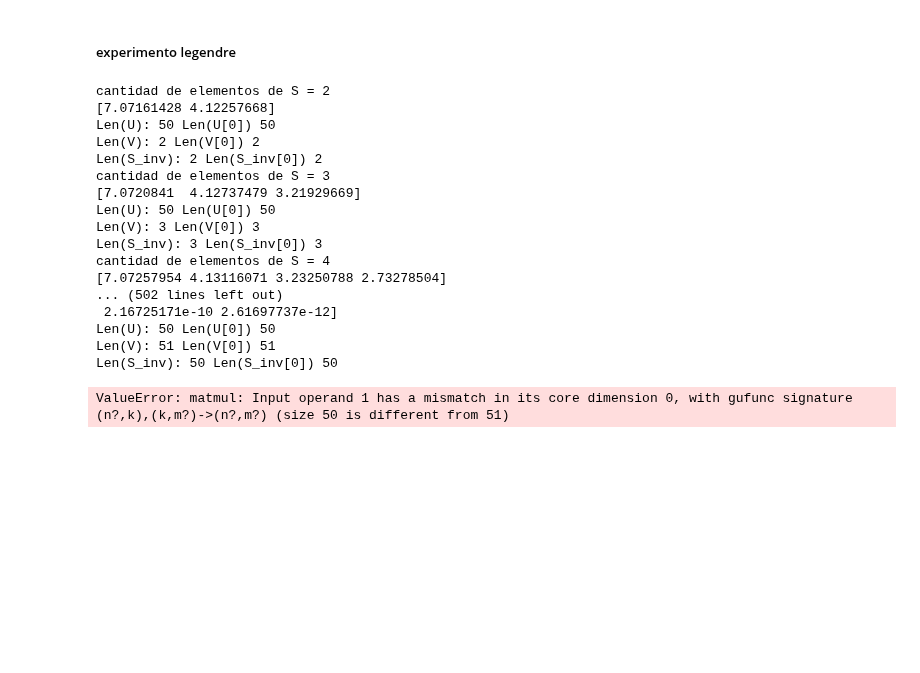
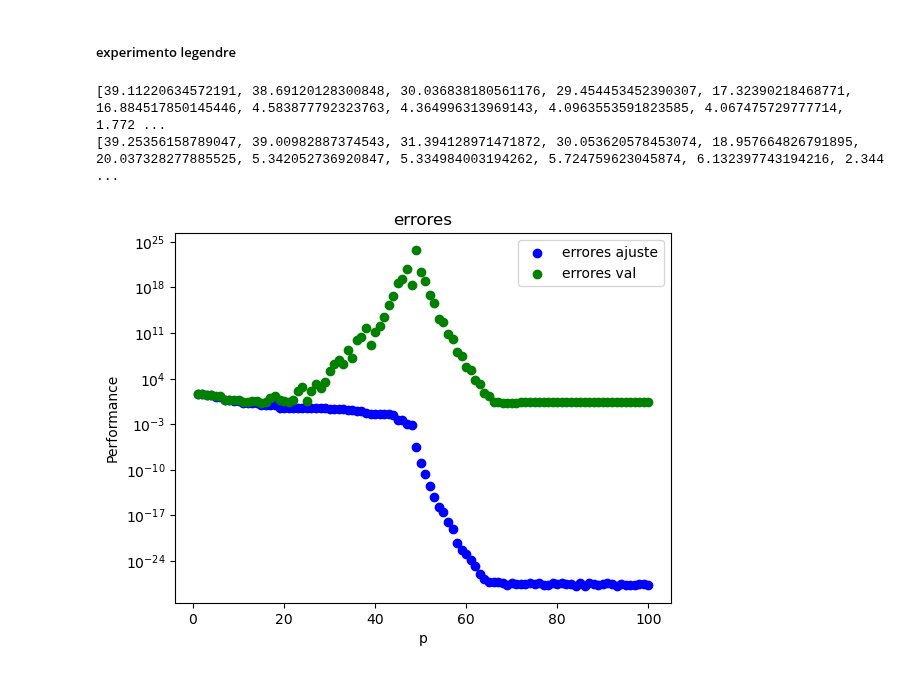
Before and after one commit to agFrenk/Metodos-TP, a Jupyter notebook: TP3/resolucion.ipynb, the cells around one changed output. Drawn from its saved outputs; the diff is of its cells as text; code cells hidden in the pictures; blank space fills up the shorter version.

```diff
--- a/TP3/resolucion.ipynb
+++ b/TP3/resolucion.ipynb
@@ -38,32 +21,26 @@ validacion = np.loadtxt(validacion_ruta)
 # TODO CORRROBORAR LA RESTA DE COSAS MUY CERCANAS ENTRE SI PARA QUE DE 0
 
 def cml(X, y):
-    U, S, VT = np.linalg.svd(X)
+    U, S, VT = np.linalg.svd(X, full_matrices = False)
     # Crear la matriz diagonal Σ con los valores singulares S
     # print(S)
-    print(F"cantidad de elementos de S = {len(S)}")
+    # print(F"cantidad de elementos de S = {len(S)}")
     # print(S)
     S = np.diag(S)
 
     # print(S)
     S_inv = np.linalg.inv(S)
     #
-    print(f"Len(U): {len(U)} Len(U[0]) {len(U[0])}")
+    # print(f"Len(U): {len(U)} Len(U[0]) {len(U[0])}")
     U = U[:, 0: len(VT)]
-    print(f"Len(V): {len(VT.T)} Len(V[0]) {len(VT.T[0])}")
-    print(f"Len(S_inv): {len(S_inv)} Len(S_inv[0]) {len(S_inv[0])}")
+    # print(f"Len(V): {len(VT.T)} Len(V[0]) {len(VT.T[0])}")
+    # print(f"Len(S_inv): {len(S_inv)} Len(S_inv[0]) {len(S_inv[0])}")
     vt_s = VT.T @ S_inv
     vt_s_u = vt_s @ U.T
     beta =  vt_s_u @ y
     return beta
 
 def error_cml(X, beta, y):
-    # print("X:")
-    # print(X)
-    # print("beta:")
-    # print(beta)
-    # print("y:")
-    # print(y)
     return np.linalg.norm(X @ beta - y, ord=2)**2
 # %% [markdown]
 ### 2.b
@@ -99,52 +80,41 @@ array([ 1.00000000e+00, -7.77156117e-16, -2.00000000e+00])
 # %%
 def ajuste_legendre(x, y, grado):
     print("legendre:")
     A = np.polynomial.legendre.legvander(x, grado)
     print(f"Len(legendre): {len(A)} Len(legendre[0]) {len(A[0])}")
     return cml(A, y)
 
 
 
 def experimento_legendre(x_aj, y_aj, x_val, y_val):
     legendres = []
     errores_ajuste = []
     errores_val = []
     grados = []
     for i in range(1 , len(x_aj)*2+ 1):
-        A = np.polynomial.legendre.legvander(x_aj, i)
-        beta = cml(A, y_aj)
-        errores_ajuste.append(error_cml(A, beta, y_aj))
-        # errores_val.append(error_cml(x_val, beta, y_val))
+        A_aj = np.polynomial.legendre.legvander(x_aj, i)
+        beta = cml(A_aj, y_aj)
+        errores_ajuste.append(error_cml(A_aj, beta, y_aj))
+        A_val = np.polynomial.legendre.legvander(x_val, i)
+        errores_val.append(error_cml(A_val, beta, y_val))
         grados.append(i)
 
+
+    print(errores_ajuste)
+    print(errores_val)
     plt.figure()
     plt.scatter(grados, errores_ajuste, color='b', label=f'errores ajuste')
     plt.scatter(grados, errores_val, color='g', label=f'errores val')
-
+    plt.yscale("log")
     plt.title('errores')
     plt.xlabel('p')
     plt.ylabel('Performance')
     plt.legend()
     # plt.savefig("performance_de_p_con_k_fijo")
     plt.show()
 
 experimento_legendre(ajuste[:, 0], ajuste[:, 1], validacion[:, 0], validacion[:, 1])
 # %% [output]
-cantidad de elementos de S = 2
-[7.07161428 4.12257668]
-Len(U): 50 Len(U[0]) 50
-Len(V): 2 Len(V[0]) 2
-Len(S_inv): 2 Len(S_inv[0]) 2
-cantidad de elementos de S = 3
-[7.0720841  4.12737479 3.21929669]
-Len(U): 50 Len(U[0]) 50
-Len(V): 3 Len(V[0]) 3
-Len(S_inv): 3 Len(S_inv[0]) 3
-cantidad de elementos de S = 4
-[7.07257954 4.13116071 3.23250788 2.73278504]
-... (502 lines left out)
- 2.16725171e-10 2.61697737e-12]
-Len(U): 50 Len(U[0]) 50
-Len(V): 51 Len(V[0]) 51
-Len(S_inv): 50 Len(S_inv[0]) 50
+[39.11220634572191, 38.69120128300848, 30.036838180561176, 29.454453452390307, 17.32390218468771, 16.884517850145446, 4.583877792323763, 4.364996313969143, 4.0963553591823585, 4.067475729777714, 1.772 ...
+[39.25356158789047, 39.00982887374543, 31.394128971471872, 30.053620578453074, 18.957664826791895, 20.037328277885525, 5.342052736920847, 5.334984003194262, 5.724759623045874, 6.132397743194216, 2.344 ...
-ValueError: matmul: Input operand 1 has a mismatch in its core dimension 0, with gufunc signature (n?,k),(k,m?)->(n?,m?) (size 50 is different from 51)
+[figure, added]
```
Also changed, not shown: parts of 7 cells of this notebook.
